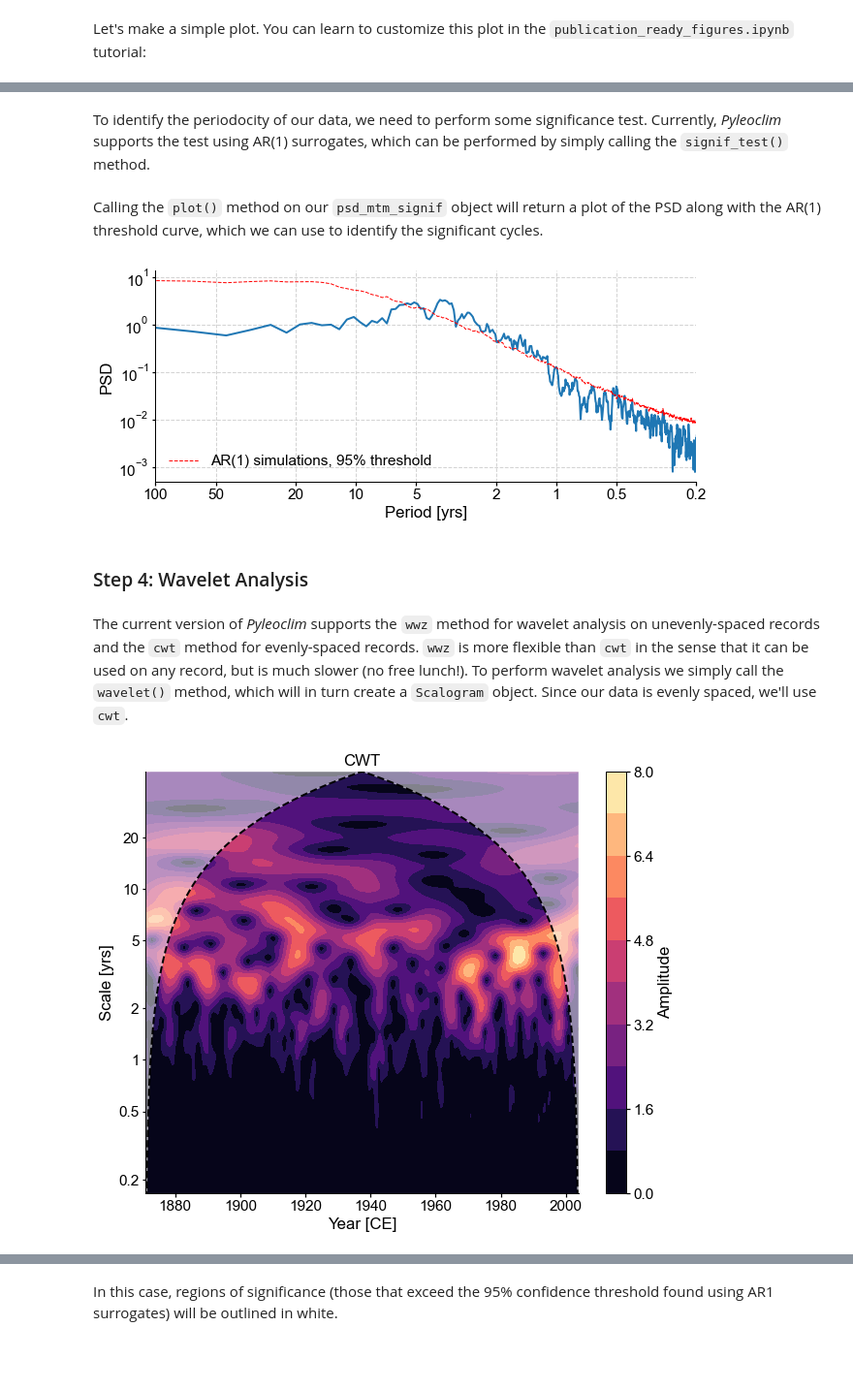
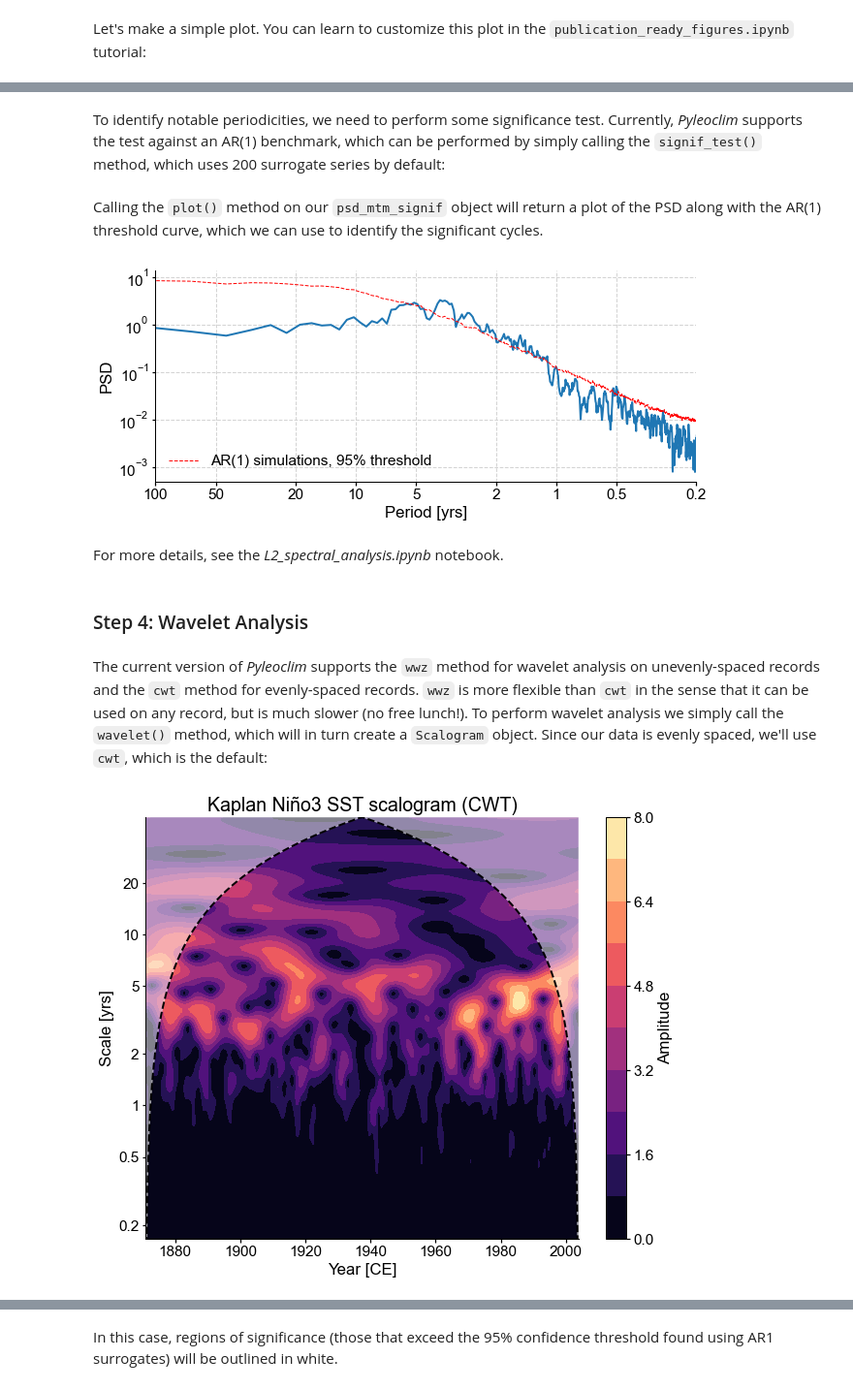
Before and after one commit to LinkedEarth/PyleoTutorials, a Jupyter notebook: notebooks/L0_a_quickstart.ipynb, the cells around one changed output, grey strips where cells are left out. Shown at 97% size. Saved outputs shown, nothing was run; the diff lists cells and outputs as text; code cells hidden in the pictures; blank space fills up the shorter version.

```diff
--- a/notebooks/L0_a_quickstart.ipynb
+++ b/notebooks/L0_a_quickstart.ipynb
@@ -68,9 +68,9 @@ df.head()
 # %% [markdown]
 Next we create a `Series` object from the columns of the `DataFrame`:
 # %%
-ts_nino = pyleo.Series(time =  df['t'], value = df['nino'],
-                  time_name = 'Year', value_name = 'Niño 3',
-                  time_unit = 'CE', value_unit = '$^{\circ}$C')
+ts_nino = pyleo.Series(time =  df['t'], value = df['nino'], label = 'Kaplan Niño3 SST',
+                  time_name = 'Year', value_name = 'NINO3 index',
+                  time_unit = 'CE',   value_unit = '$^{\circ}$C')
 # %% [markdown]
 Let's make a simple plot. You can learn to customize this plot in the `publication_ready_figures.ipynb` tutorial:
 # %%
@@ -108,6 +107,6 @@ ax = psd_mtm.plot(ax=ax, label='MTM')
 # %% [markdown]
-To identify the periodocity of our data, we need to perform some significance test.
-Currently, *Pyleoclim* supports the test using AR(1) surrogates, which can be performed by simply calling the `signif_test()` method.
+To identify notable periodicities, we need to perform some significance test.
+Currently, *Pyleoclim* supports the test against an AR(1) benchmark, which can be performed by simply calling the `signif_test()` method, which uses 200 surrogate series by default:
 # %%
 psd_mtm_signif = ts_nino_std.spectral(method='mtm').signif_test()
 # %% [markdown]
@@ -115,15 +114,17 @@ Calling the `plot()` method on our `psd_mtm_signif` object will return a plot of
 # %%
 fig, ax = psd_mtm_signif.plot()
 # %% [output]
-[figure, old version]
+[figure, new version]
+# %% [markdown]
+For more details, see the *L2_spectral_analysis.ipynb* notebook.
 # %% [markdown]
 ### Step 4: Wavelet Analysis
 # %% [markdown]
-The current version of *Pyleoclim* supports the `wwz` method for wavelet analysis on unevenly-spaced records and the `cwt` method for evenly-spaced records. `wwz` is more flexible than `cwt` in the sense that it can be used on any record, but is much slower (no free lunch!). To perform wavelet analysis we simply call the `wavelet()` method, which will in turn create a `Scalogram` object. Since our data is evenly spaced, we'll use `cwt`.
+The current version of *Pyleoclim* supports the `wwz` method for wavelet analysis on unevenly-spaced records and the `cwt` method for evenly-spaced records. `wwz` is more flexible than `cwt` in the sense that it can be used on any record, but is much slower (no free lunch!). To perform wavelet analysis we simply call the `wavelet()` method, which will in turn create a `Scalogram` object. Since our data is evenly spaced, we'll use `cwt`, which is the default:
 # %%
-scal = ts_nino_std.wavelet(method='cwt')
+scal = ts_nino_std.wavelet()
 # %%
-fig, ax = scal.plot(title='CWT')
+fig, ax = scal.plot()
 # %% [output]
-[figure, old version]
+[figure, new version]
 # %% [markdown]
```
Also changed, not shown: parts of 15 cells of this notebook.
